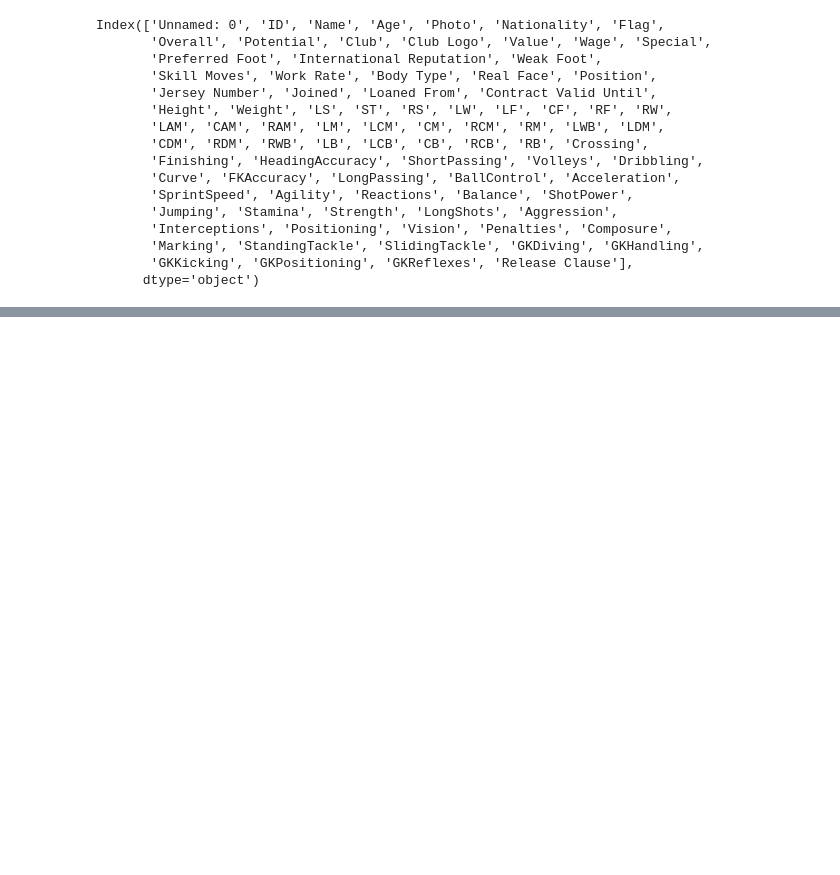
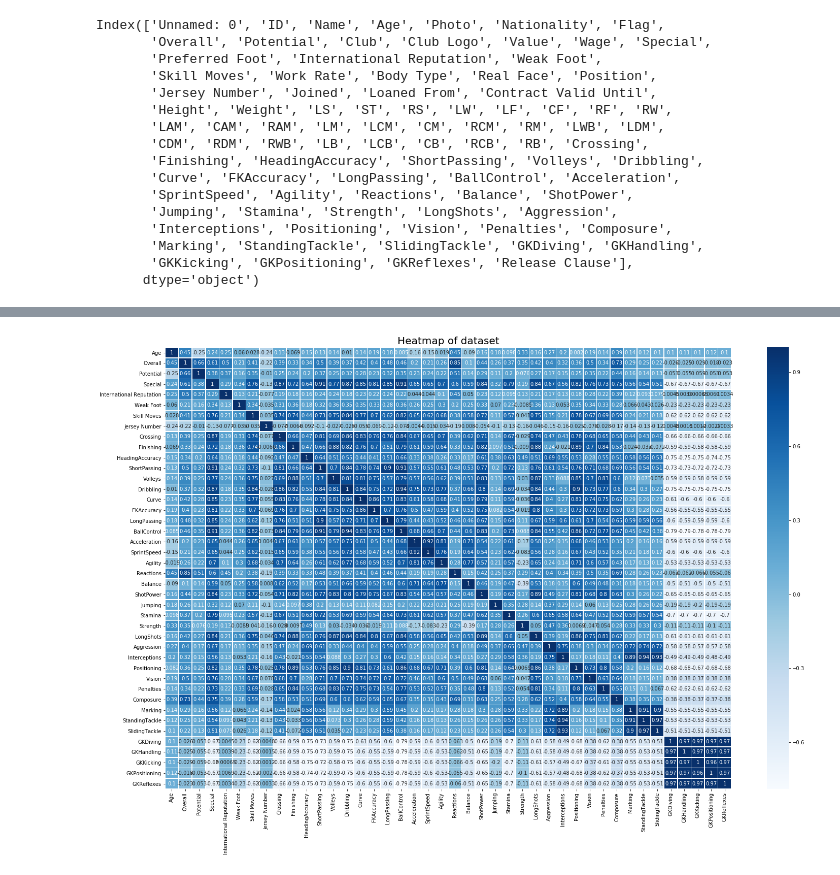
Before and after one commit to ArslanAliAwan/fifa19, a Jupyter notebook: fifa19.ipynb, the cells around one changed output, grey strips where cells are left out. Saved outputs shown, nothing was run; the diff lists cells and outputs as text; code cells hidden in the pictures; blank space fills up the shorter version.

Commit message:
correlation map

```diff
--- a/fifa19.ipynb
+++ b/fifa19.ipynb
@@ -167,0 +168,22 @@ df.sample(5)
+# %%
+# Correlation heatmap
+plt.rcParams['figure.figsize']=(25,16)
+hm=sns.heatmap(df[['Name', 'Age', 'Photo', 'Nationality', 'Flag',
+       'Overall', 'Potential', 'Club', 'Club Logo', 'Value', 'Wage', 'Special',
+       'Preferred Foot', 'International Reputation', 'Weak Foot',
+       'Skill Moves', 'Work Rate', 'Body Type', 'Real Face', 'Position',
+       'Jersey Number', 'Joined', 'Loaned From', 'Contract Valid Until',
+       'Height', 'Weight', 'LS', 'ST', 'RS', 'LW', 'LF', 'CF', 'RF', 'RW',
+       'LAM', 'CAM', 'RAM', 'LM', 'LCM', 'CM', 'RCM', 'RM', 'LWB', 'LDM',
+       'CDM', 'RDM', 'RWB', 'LB', 'LCB', 'CB', 'RCB', 'RB', 'Crossing',
+       'Finishing', 'HeadingAccuracy', 'ShortPassing', 'Volleys', 'Dribbling',
+       'Curve', 'FKAccuracy', 'LongPassing', 'BallControl', 'Acceleration',
+       'SprintSpeed', 'Agility', 'Reactions', 'Balance', 'ShotPower',
+       'Jumping', 'Stamina', 'Strength', 'LongShots', 'Aggression',
+       'Interceptions', 'Positioning', 'Vision', 'Penalties', 'Composure',
+       'Marking', 'StandingTackle', 'SlidingTackle', 'GKDiving', 'GKHandling',
+       'GKKicking', 'GKPositioning', 'GKReflexes', 'Release Clause']].corr(), annot = True, linewidths=.5, cmap='Blues')
+hm.set_title(label='Heatmap of dataset', fontsize=20)
+hm;
+# %% [output]
+[figure, added]
```
Also changed, not shown: parts of 1 cell of this notebook.
